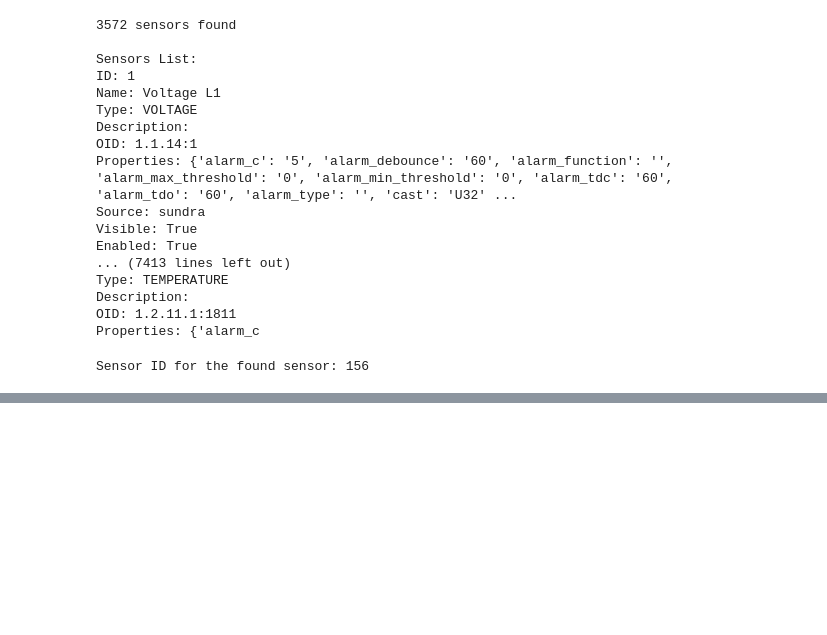
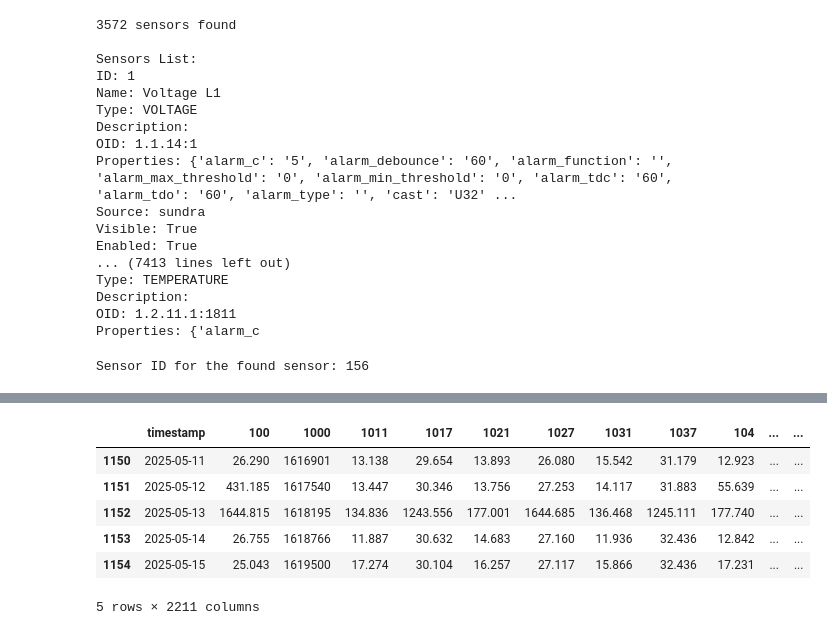
Before and after one commit to cmrafatg/auto-ml_Preprocessing, a Jupyter notebook: P1130.ipynb, the cells around one changed output, grey strips where cells are left out. Drawn from its saved outputs; the diff is of its cells as text; code cells hidden in the pictures; blank space fills up the shorter version.

```diff
--- a/P1130.ipynb
+++ b/P1130.ipynb
@@ -680,0 +882,10 @@ df.to_csv(f"data_{PLANT_CODE}_{RESOLUTION}.csv")
+# %%
+df.tail()
+# %% [output]
+|  | timestamp | 100 | 1000 | 1011 | 1017 | 1021 | 1027 | 1031 | 1037 | 104 | ... | ... |
+| 1150 | 2025-05-11 | 26.290 | 1616901 | 13.138 | 29.654 | 13.893 | 26.080 | 15.542 | 31.179 | 12.923 | ... | ... |
+| 1151 | 2025-05-12 | 431.185 | 1617540 | 13.447 | 30.346 | 13.756 | 27.253 | 14.117 | 31.883 | 55.639 | ... | ... |
+| 1152 | 2025-05-13 | 1644.815 | 1618195 | 134.836 | 1243.556 | 177.001 | 1644.685 | 136.468 | 1245.111 | 177.740 | ... | ... |
+| 1153 | 2025-05-14 | 26.755 | 1618766 | 11.887 | 30.632 | 14.683 | 27.160 | 11.936 | 32.436 | 12.842 | ... | ... |
+| 1154 | 2025-05-15 | 25.043 | 1619500 | 17.274 | 30.104 | 16.257 | 27.117 | 15.866 | 32.436 | 17.231 | ... | ... |
+5 rows × 2211 columns
```
Also changed, not shown: parts of 9 cells of this notebook, 4 other files.
